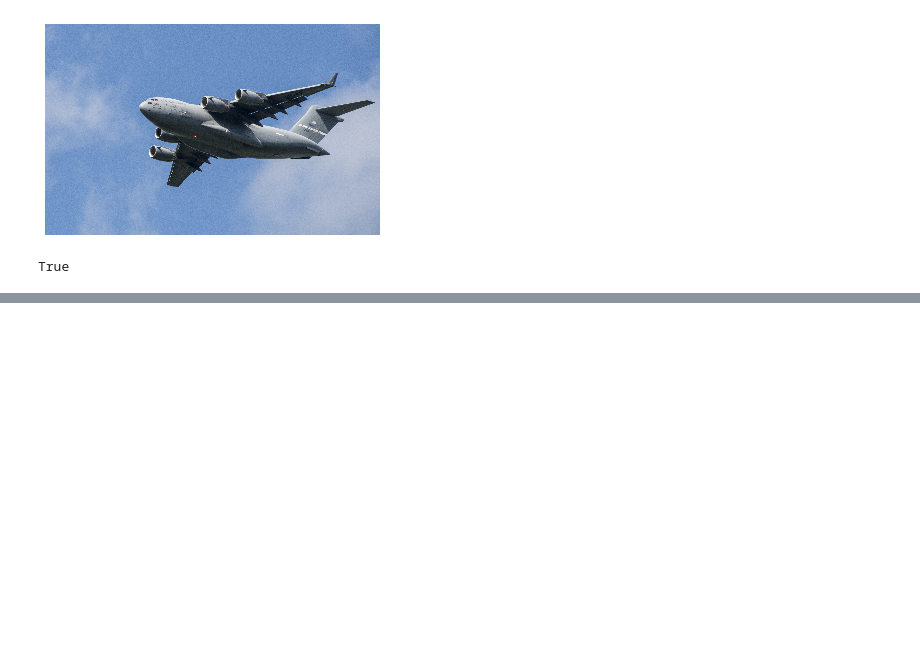
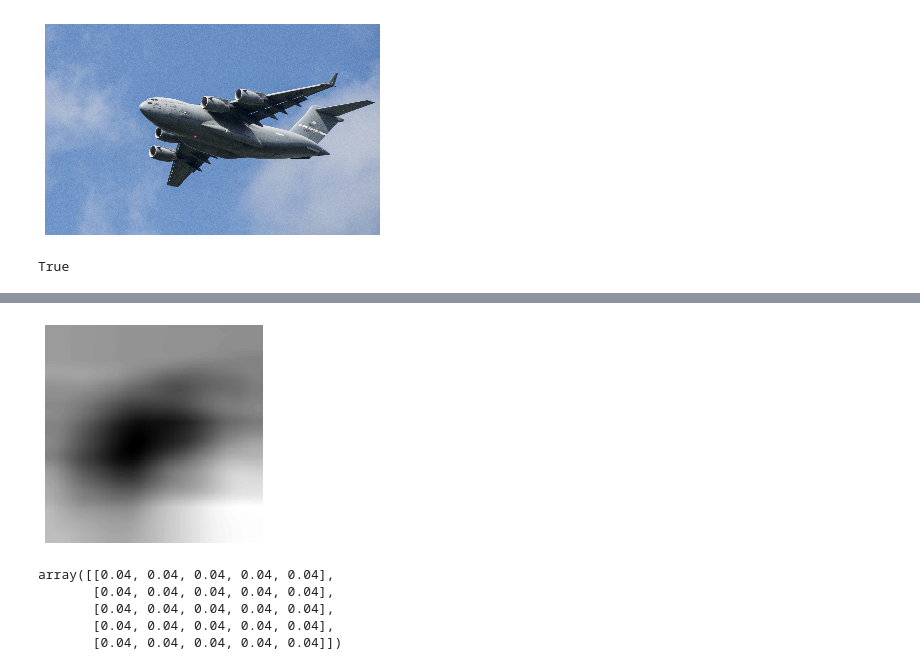
Before and after one commit to ArchieDash/O-REILLY-Machine-Learning, a Jupyter notebook: Chapter_8.ipynb, the cells around one changed output, grey strips where cells are left out. Drawn from its saved outputs; the diff is of its cells as text; code cells hidden in the pictures; blank space fills up the shorter version.

```diff
--- a/Chapter_8.ipynb
+++ b/Chapter_8.ipynb
@@ -51,0 +69,14 @@ True
+# %%
+image_blurry = cv2.blur(image, (100,100))  # blur with kernel 100x100
+show_image(image_blurry)
+# %% [output]
+[figure, added]
+# %%
+kernel = np.ones((5, 5)) / 25.0
+kernel
+# %% [output]
+array([[0.04, 0.04, 0.04, 0.04, 0.04],
+       [0.04, 0.04, 0.04, 0.04, 0.04],
+       [0.04, 0.04, 0.04, 0.04, 0.04],
+       [0.04, 0.04, 0.04, 0.04, 0.04],
+       [0.04, 0.04, 0.04, 0.04, 0.04]])
```
Also changed, not shown: parts of 9 cells of this notebook.
